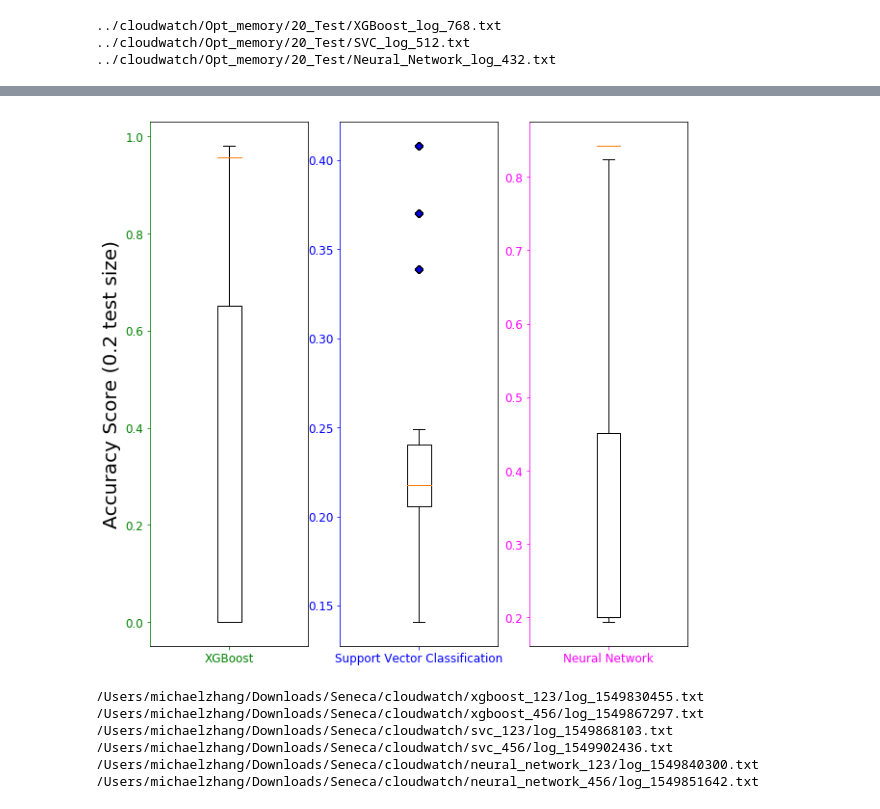
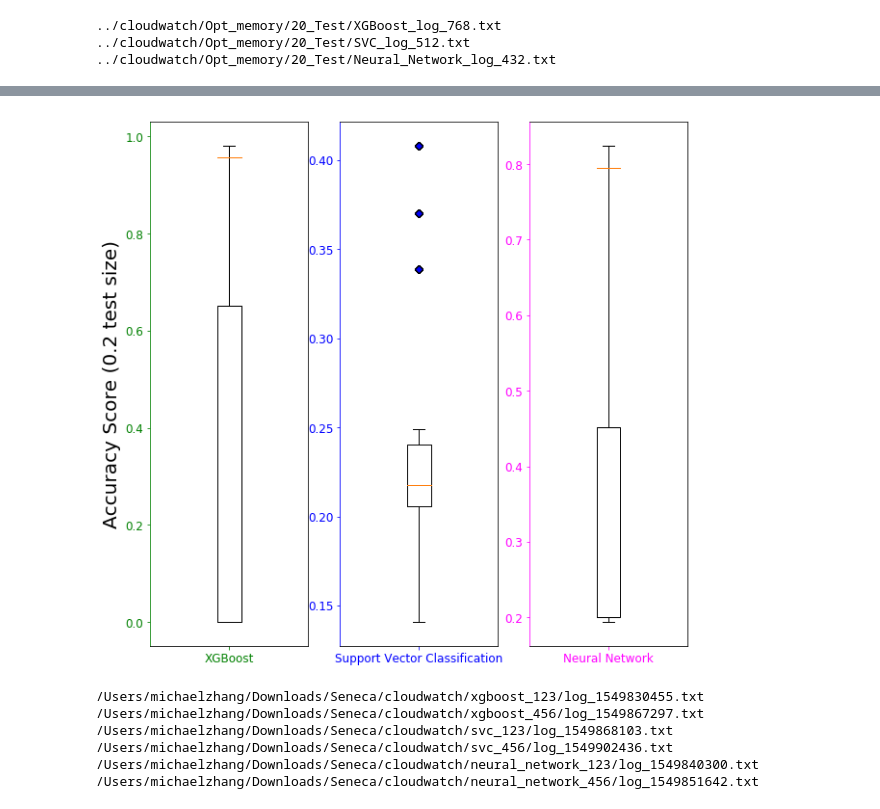
Before and after one commit to Heronalps/Seneca, a Jupyter notebook: notebooks/box_plot.ipynb, the cells around one changed output, grey strips where cells are left out. Drawn from its saved outputs; the diff is of its cells as text; code cells hidden in the pictures.

```diff
--- a/notebooks/box_plot.ipynb
+++ b/notebooks/box_plot.ipynb
@@ -158,33 +163,34 @@ NameError: name 'xgboost_scores' is not defined
 # %%
 fig = plt.figure(figsize=[10, 10])
-xgboost_default =
-svc_default =
+xgboost_default = [0.956521739130434]
+svc_default = [0.217727929255711]
+nn_default = [0.795283714075165]
 
 
 ax1 = fig.add_subplot(131)
-ax1.boxplot(xgboost_scores, whis=2, usermedians=xgboost_deafult, labels = ['XGBoost'],\
+ax1.boxplot(xgboost_scores, whis=2, usermedians=xgboost_default, labels = ['XGBoost'],\
             flierprops = cyan_diamond)
 ax1.spines['left'].set_color('green')
 ax1.tick_params(axis='both', colors='green', labelsize = 12)
 ax1.set_ylabel("Accuracy Score (0.2 test size)", fontsize = 20)
 
 
 ax2 = fig.add_subplot(132)
-ax2.boxplot(svc_scores, whis=2, usermedians=[0.21768607221812822], labels = ['Support Vector Classification'], \
+ax2.boxplot(svc_scores, whis=2, usermedians=svc_default, labels = ['Support Vector Classification'], \
             flierprops = blue_diamond)
 ax2.spines['left'].set_color('blue')
 ax2.tick_params(axis='both', colors='blue', labelsize=12)
 
 ax3 = fig.add_subplot(133)
-ax3.boxplot(neural_network_scores, whis=2, usermedians=[0.8422991893883567], labels = ['Neural Network'], \
+ax3.boxplot(neural_network_scores, whis=2, usermedians=nn_default, labels = ['Neural Network'], \
             flierprops = magenta_diamond)
 ax3.spines['left'].set_color('magenta')
 ax3.tick_params(axis='both', colors='magenta', labelsize=12)
 
 plt.show()
 fig.savefig("../box_plot_Accuracy_20.png")
 # %% [output]
-[figure, old version]
+[figure, new version]
 # %%
 xgboost_123_scores = parse("/Users/michaelzhang/Downloads/Seneca/cloudwatch/xgboost_123/log_1549830455.txt")
 xgboost_456_scores = parse("/Users/michaelzhang/Downloads/Seneca/cloudwatch/xgboost_456/log_1549867297.txt")
```
Also changed, not shown: parts of 1 cell of this notebook, 2 other files.
